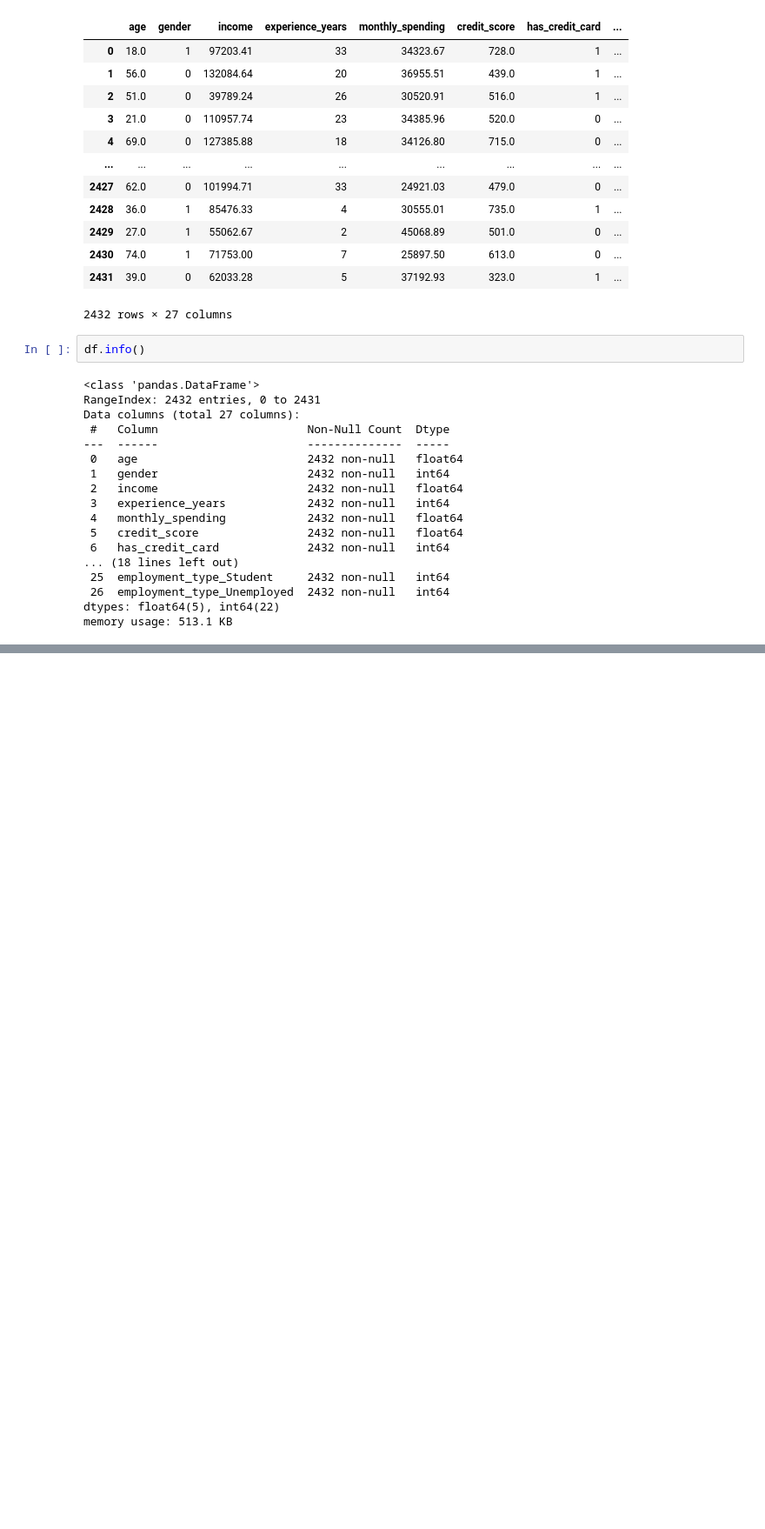
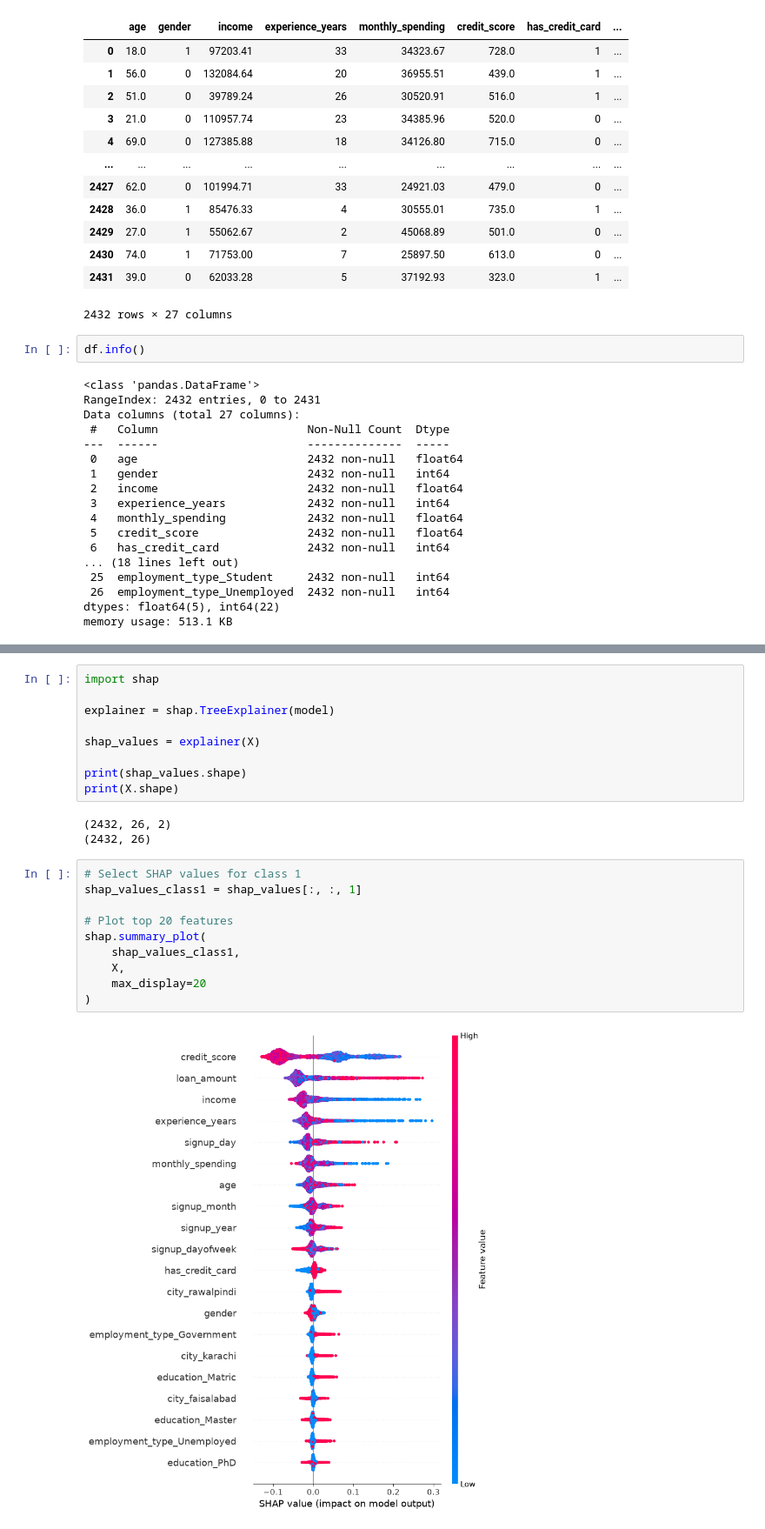
Before and after one commit to waris-idrees/Machine-learning_journey, a Jupyter notebook: 6-Feature_selection/feature_selection.ipynb, the cells around one changed output, grey strips where cells are left out. Shown at 87% size. Saved outputs shown, nothing was run; the diff lists cells and outputs as text; blank space fills up the shorter version.

Commit message:
Add feature selection

```diff
--- a/6-Feature_selection/feature_selection.ipynb
+++ b/6-Feature_selection/feature_selection.ipynb
@@ -44,0 +246,24 @@ memory usage: 513.1 KB
+# %%
+import shap
+
+explainer = shap.TreeExplainer(model)
+
+shap_values = explainer(X)
+
+print(shap_values.shape)
+print(X.shape)
+# %% [output]
+(2432, 26, 2)
+(2432, 26)
+# %%
+# Select SHAP values for class 1
+shap_values_class1 = shap_values[:, :, 1]
+
+# Plot top 20 features
+shap.summary_plot(
+    shap_values_class1,
+    X,
+    max_display=20
+)
+# %% [output]
+[figure, added]
```
Also changed, not shown: parts of 12 cells of this notebook.
